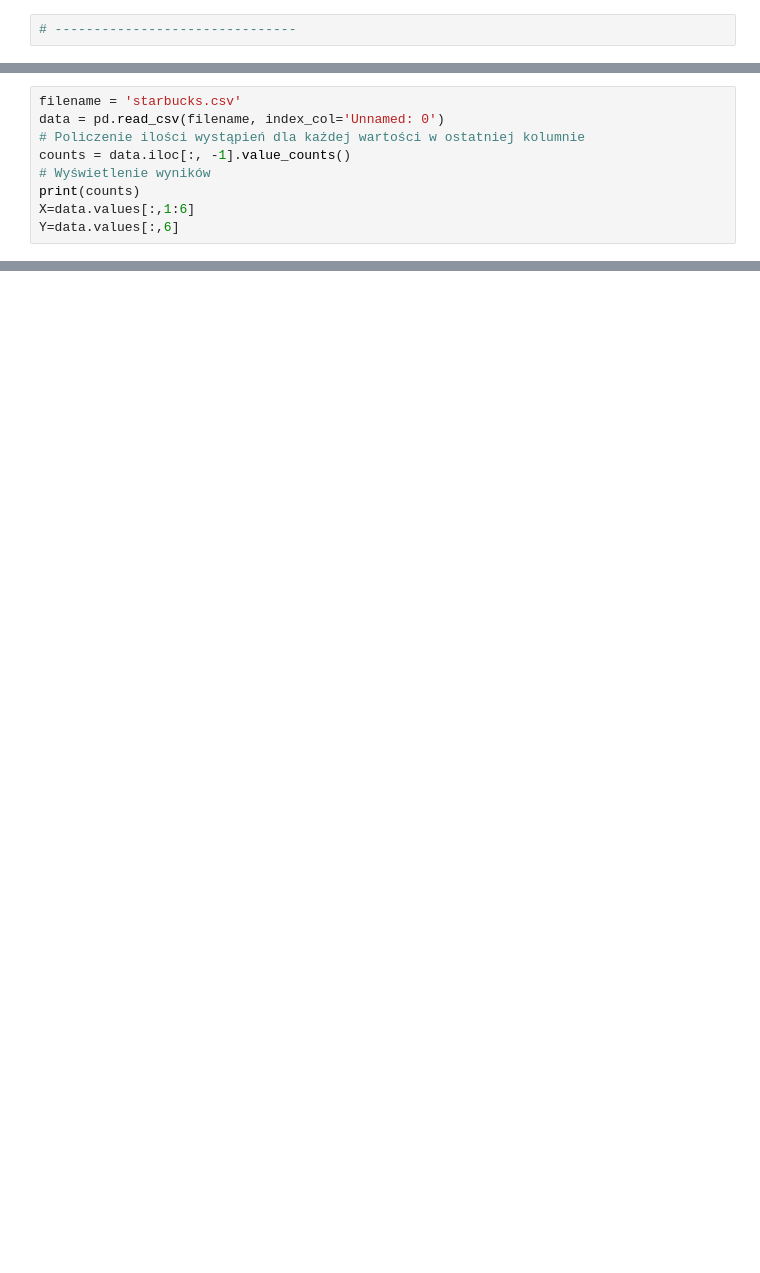
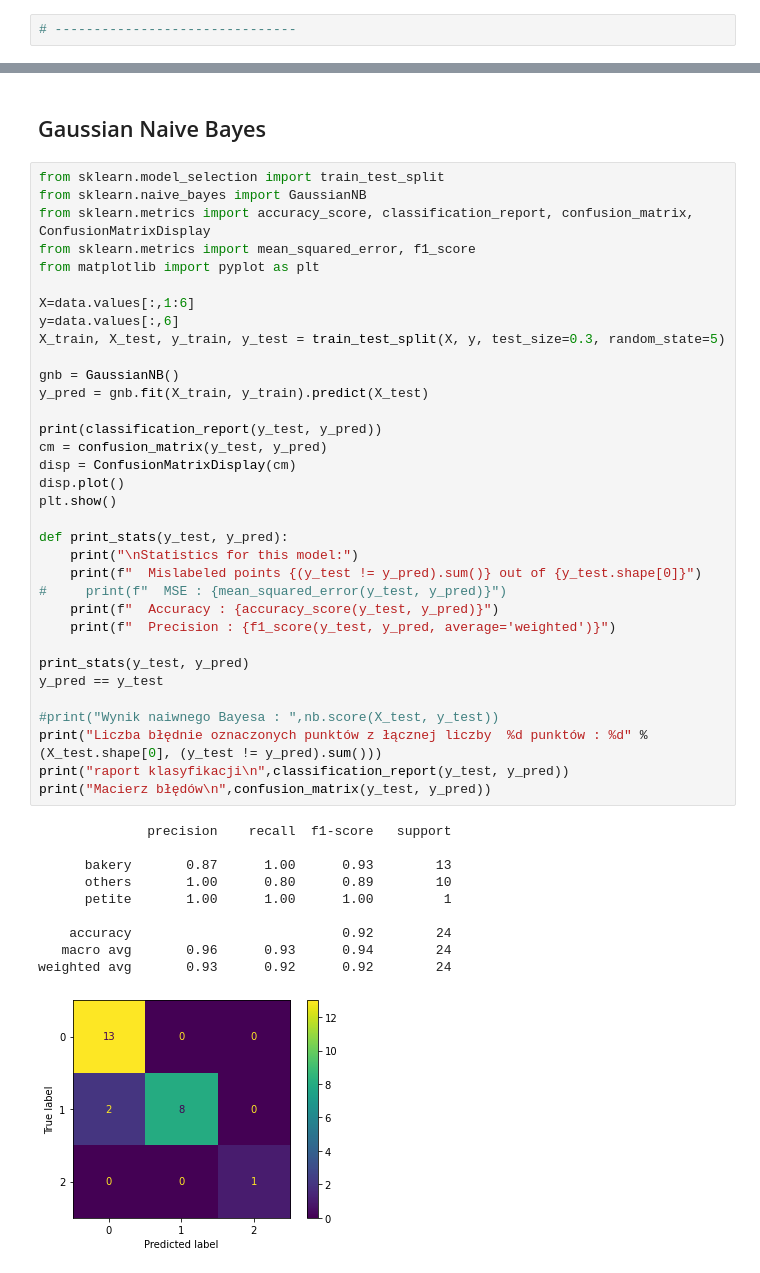
Before and after one commit to magda9906/starbucks_nutrition, a Jupyter notebook: analiza_wstepna.ipynb, the cells around one changed output, grey strips where cells are left out. Cells and saved outputs as stored; diff of their text form; blank space fills up the shorter version.

```diff
--- a/analiza_wstepna.ipynb
+++ b/analiza_wstepna.ipynb
@@ -701,9 +502,0 @@ scores.mean()
-# %%
-filename = 'starbucks.csv'
-data = pd.read_csv(filename, index_col='Unnamed: 0')
-# Policzenie ilości wystąpień dla każdej wartości w ostatniej kolumnie
-counts = data.iloc[:, -1].value_counts()
-# Wyświetlenie wyników
-print(counts)
-X=data.values[:,1:6]
-Y=data.values[:,6]
@@ -794,0 +805,47 @@ plot_class_surf(rfc, X_train, y_train)
+# %% [markdown]
+## Gaussian Naive Bayes
+# %%
+from sklearn.model_selection import train_test_split
+from sklearn.naive_bayes import GaussianNB
+from sklearn.metrics import accuracy_score, classification_report, confusion_matrix, ConfusionMatrixDisplay
+from sklearn.metrics import mean_squared_error, f1_score
+from matplotlib import pyplot as plt
+
+X=data.values[:,1:6]
+y=data.values[:,6]
+X_train, X_test, y_train, y_test = train_test_split(X, y, test_size=0.3, random_state=5)
+
+gnb = GaussianNB()
+y_pred = gnb.fit(X_train, y_train).predict(X_test)
+
+print(classification_report(y_test, y_pred))
+cm = confusion_matrix(y_test, y_pred)
+disp = ConfusionMatrixDisplay(cm)
+disp.plot()
+plt.show()
+
+def print_stats(y_test, y_pred):
+    print("\nStatistics for this model:")
+    print(f"  Mislabeled points {(y_test != y_pred).sum()} out of {y_test.shape[0]}")
+#     print(f"  MSE : {mean_squared_error(y_test, y_pred)}")
+    print(f"  Accuracy : {accuracy_score(y_test, y_pred)}")
+    print(f"  Precision : {f1_score(y_test, y_pred, average='weighted')}")
+
+print_stats(y_test, y_pred)
+y_pred == y_test
+
+#print("Wynik naiwnego Bayesa : ",nb.score(X_test, y_test))
+print("Liczba błędnie oznaczonych punktów z łącznej liczby  %d punktów : %d" % (X_test.shape[0], (y_test != y_pred).sum()))
+print("raport klasyfikacji\n",classification_report(y_test, y_pred))
+print("Macierz błędów\n",confusion_matrix(y_test, y_pred))
+# %% [output]
+              precision    recall  f1-score   support
+
+      bakery       0.87      1.00      0.93        13
+      others       1.00      0.80      0.89        10
+      petite       1.00      1.00      1.00         1
+
+    accuracy                           0.92        24
+   macro avg       0.96      0.93      0.94        24
+weighted avg       0.93      0.92      0.92        24
+[figure, added]
```
Also changed, not shown: parts of 79 cells of this notebook.
